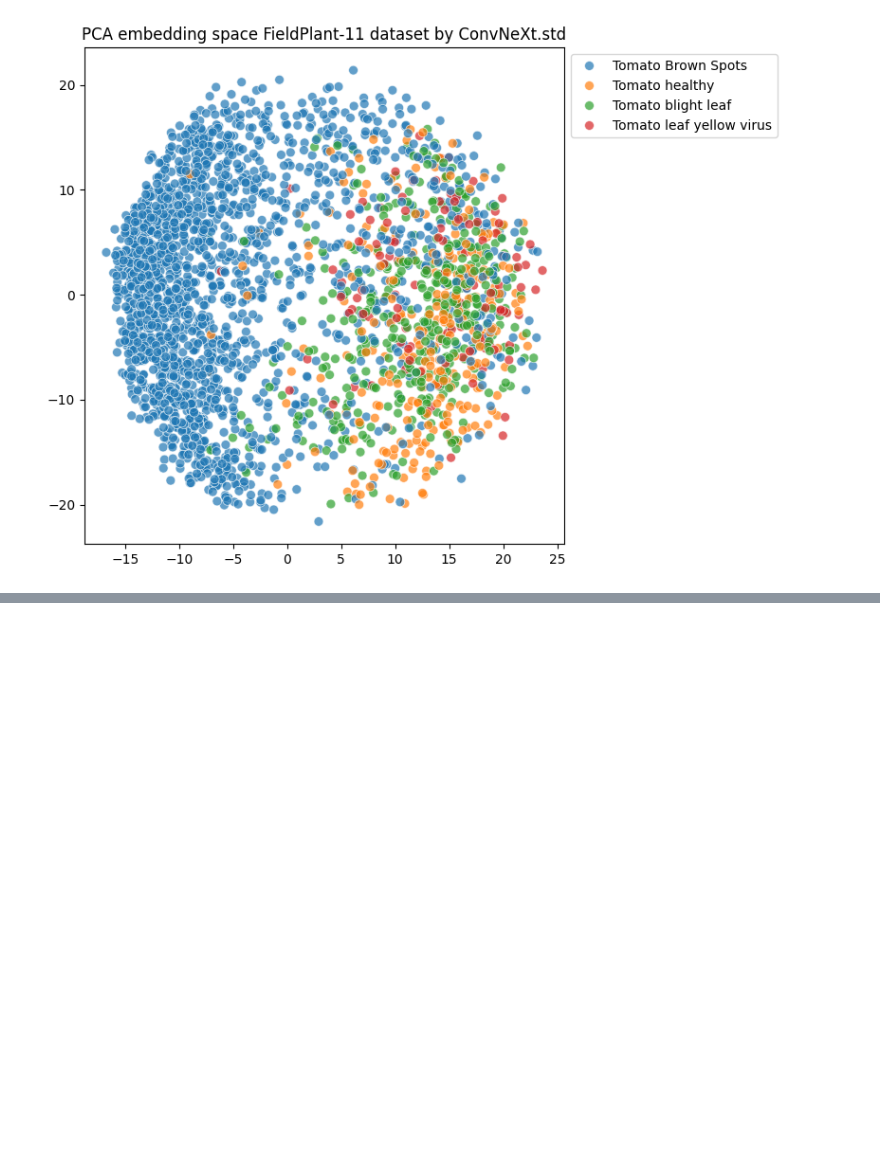
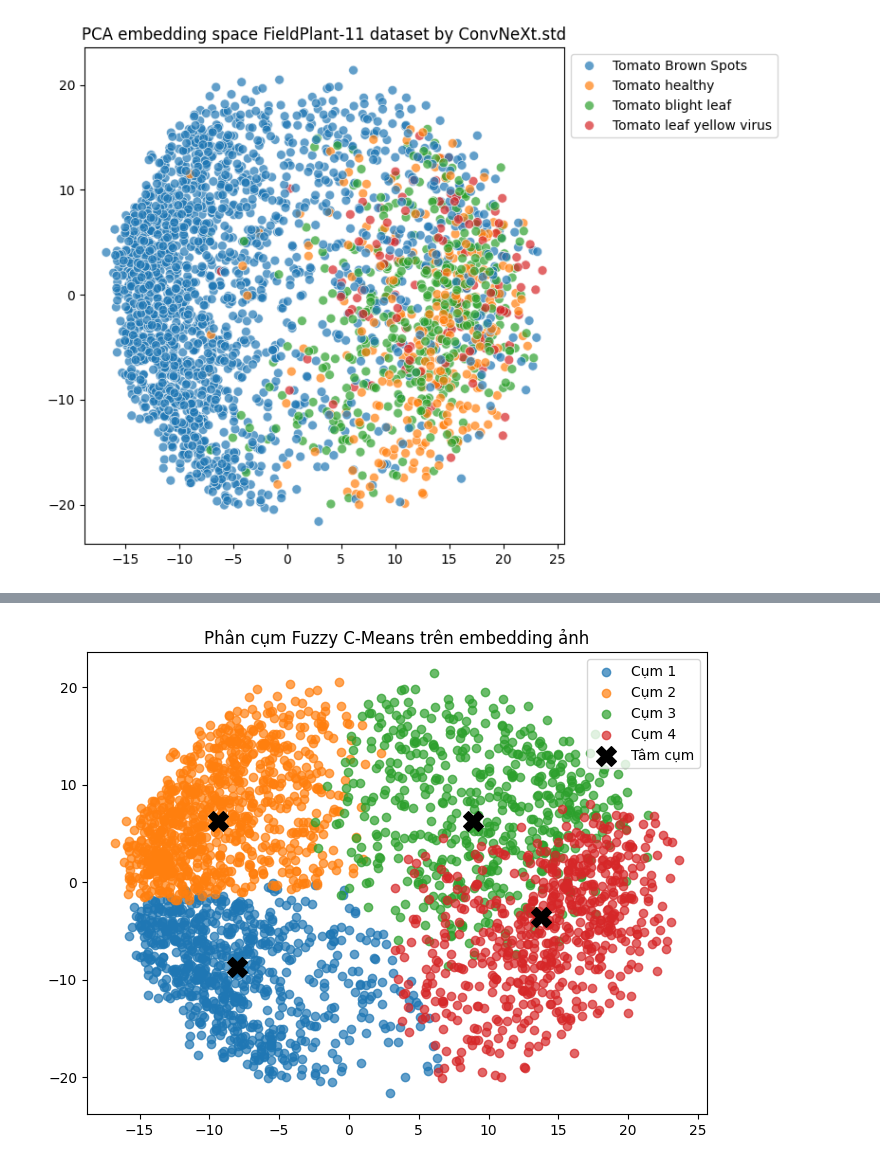
Before and after one commit to ducmanh1312/tinyML, a Jupyter notebook: model.ipynb, the cells around one changed output, grey strips where cells are left out. Saved outputs shown, nothing was run; the diff lists cells and outputs as text; code cells hidden in the pictures; blank space fills up the shorter version.

```diff
--- a/model.ipynb
+++ b/model.ipynb
@@ -408,0 +414,37 @@ plt.show()
+# %%
+# FCM 1
+import skfuzzy as fuzz
+from sklearn.preprocessing import LabelEncoder
+
+label_encoder = LabelEncoder()
+y_encoded = label_encoder.fit_transform(labels)
+
+# Transpose input cho FCM (shape: [features, samples])
+data = X_reduced.T
+n_clusters = len(np.unique(y_encoded))
+
+# Áp dụng FCM
+cntr, u, u0, d, jm, p, fpc = fuzz.cluster.cmeans(
+    data, c=n_clusters, m=2.0, error=0.005, maxiter=1000, init=None)
+
+# Lấy nhãn cụm có xác suất cao nhất
+cluster_labels = np.argmax(u, axis=0)
+
+import matplotlib.pyplot as plt
+
+fig, ax = plt.subplots(figsize=(8, 6))
+
+for i in range(n_clusters):
+    ax.scatter(
+        X_reduced[cluster_labels == i, 0],
+        X_reduced[cluster_labels == i, 1],
+        label=f'Cụm {i+1}', alpha=0.7
+    )
+
+# Vẽ tâm cụm
+ax.scatter(cntr[:, 0], cntr[:, 1], marker='X', s=200, c='black', label='Tâm cụm')
+ax.legend()
+ax.set_title('Phân cụm Fuzzy C-Means trên embedding ảnh')
+plt.show()
+# %% [output]
+[figure, added]
```
Also changed, not shown: parts of 6 cells of this notebook, 1 other file.
